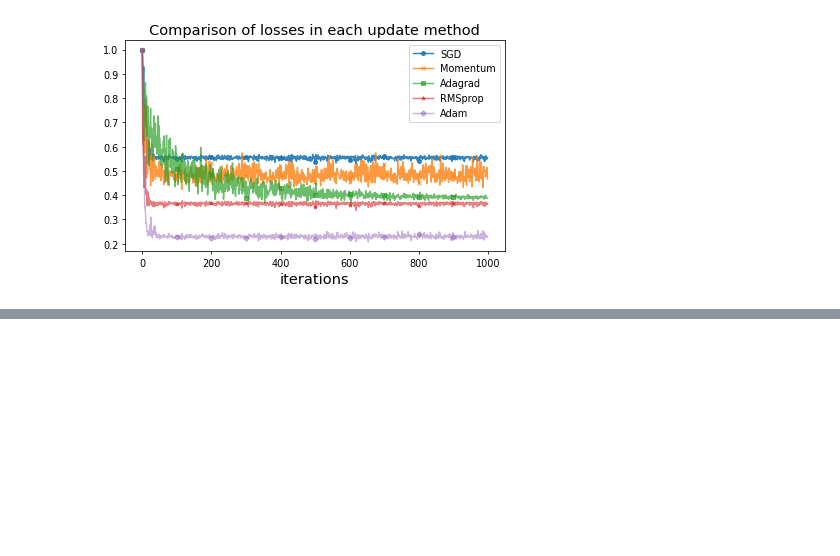
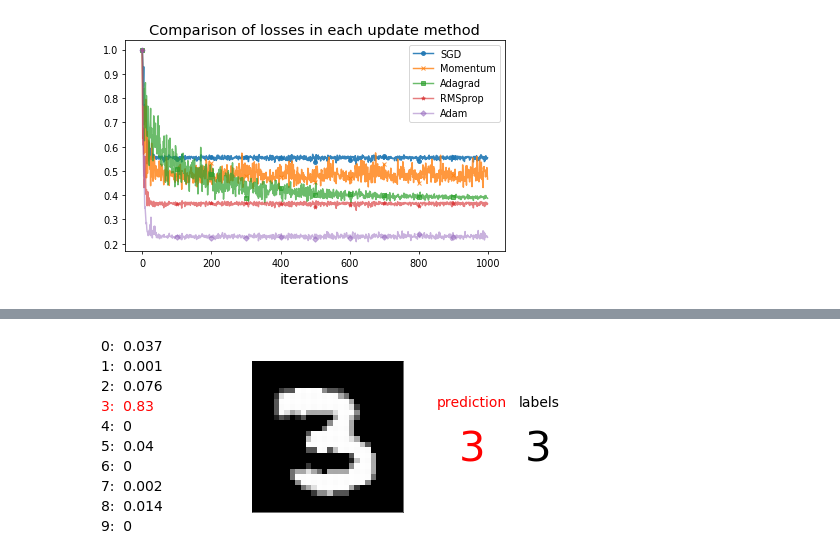
Before and after one commit to oilneck/prml_python, a Jupyter notebook: Notebook/test_Deep_learning.ipynb, the cells around one changed output, grey strips where cells are left out. Saved outputs shown, nothing was run; the diff lists cells and outputs as text; code cells hidden in the pictures; blank space fills up the shorter version.

```diff
--- a/Notebook/test_Deep_learning.ipynb
+++ b/Notebook/test_Deep_learning.ipynb
@@ -308,8 +308,6 @@ for key in optimizers:
         optimizer.update(params, grads)
 
     idx += 1
-    path = np.array([x_history,y_history])
-    path = path.T[::2].T
     ax.plot(x_history, y_history, 'o-', color="r",markersize=5,markevery=7)
     plt.ylim(-4.5, 4.5)
     plt.xlim(-1.5, 4.)
@@ -409,0 +412,84 @@ method:Adam             loss:2.4562
+# %%
+import matplotlib.pyplot as plt
+from deepL_module.datasets.mnist import load_mnist
+from deepL_module.nn.multi_layer_nn import Neural_net
+from deepL_module.nn.optimizers import *
+from deepL_module.nn.cost_functions import *
+from deepL_module.base.functions import *
+
+
+'''#0 loading data '''
+(X_train, train_t), (X_test, test_t) = load_mnist(normalize=True)
+
+train_size = X_train.shape[0]
+batch_size = 256
+max_iter = 1e+4
+
+
+'''#1 config for NN '''
+model = Neural_net(784, [100, 100, 100, 100], 10, alpha=0.01)
+model.add(['tanh', 'sigmoid', 'tanh', 'sigmoid', 'linear'])
+model.set_loss('categorical_crossentropy')
+
+
+'''#2 optimizer '''
+optim = Adam(lr=0.01)
+
+
+'''#3 learning '''
+for i in range(int(max_iter)):
+    batch_mask = np.random.choice(train_size, batch_size)
+    x_batch = X_train[batch_mask]
+    t_batch = to_categorical(train_t[batch_mask], cls_num=10)
+
+    # update weight matrix
+    grads = model.gradient(x_batch, t_batch)
+    optim.update(model.params, grads)
+
+
+'''#4 preparing test data '''
+test_size = X_test.shape[0]
+fetch_idx = np.random.choice(test_size, 1)
+data = X_test[fetch_idx]
+label = test_t[fetch_idx]
+
+
+'''#5 showing image '''
+fig = plt.figure(figsize=(11,4),dpi=50)
+ax = fig.add_subplot(111)
+ax.imshow(data.reshape(28,28),cmap='gray')
+plt.tick_params(labelbottom=False,
+                labelleft=False,
+                bottom=False,
+                left=False)
+
+
+'''#6 output prediction data '''
+prob = model(data).ravel()
+prediction = np.argmax(prob)
+
+# --- probability ---
+c_list = ['k'] * 10
+c_list[prediction] = 'r'
+for n in range(len(prob)):
+    p = np.round(prob[n],3)
+    text = '{}:  {:.2g}'.format(n,p)
+    fig.text(0.1, 0.93-0.1*n, text, color=c_list[n], size=20)
+
+# --- prediction ---
+pos = ax.get_position()
+pos_y = 0.5 * (pos.y1 - pos.y0)
+fig.text(0.75, pos_y, str(prediction), fontsize=60, color='r')
+fig.text(0.71,0.65, "prediction",
+        fontsize=20,
+        transform=fig.transFigure,
+        color='r')
+
+# --- labels ---
+fig.text(0.87, pos_y, str(label[0]), fontsize=60, color='k')
+fig.text(0.86,0.65, "labels",
+        fontsize=20,
+        transform=fig.transFigure)
+plt.show()
+# %% [output]
+[figure, added]
```
Also changed, not shown: parts of 2 cells of this notebook.
